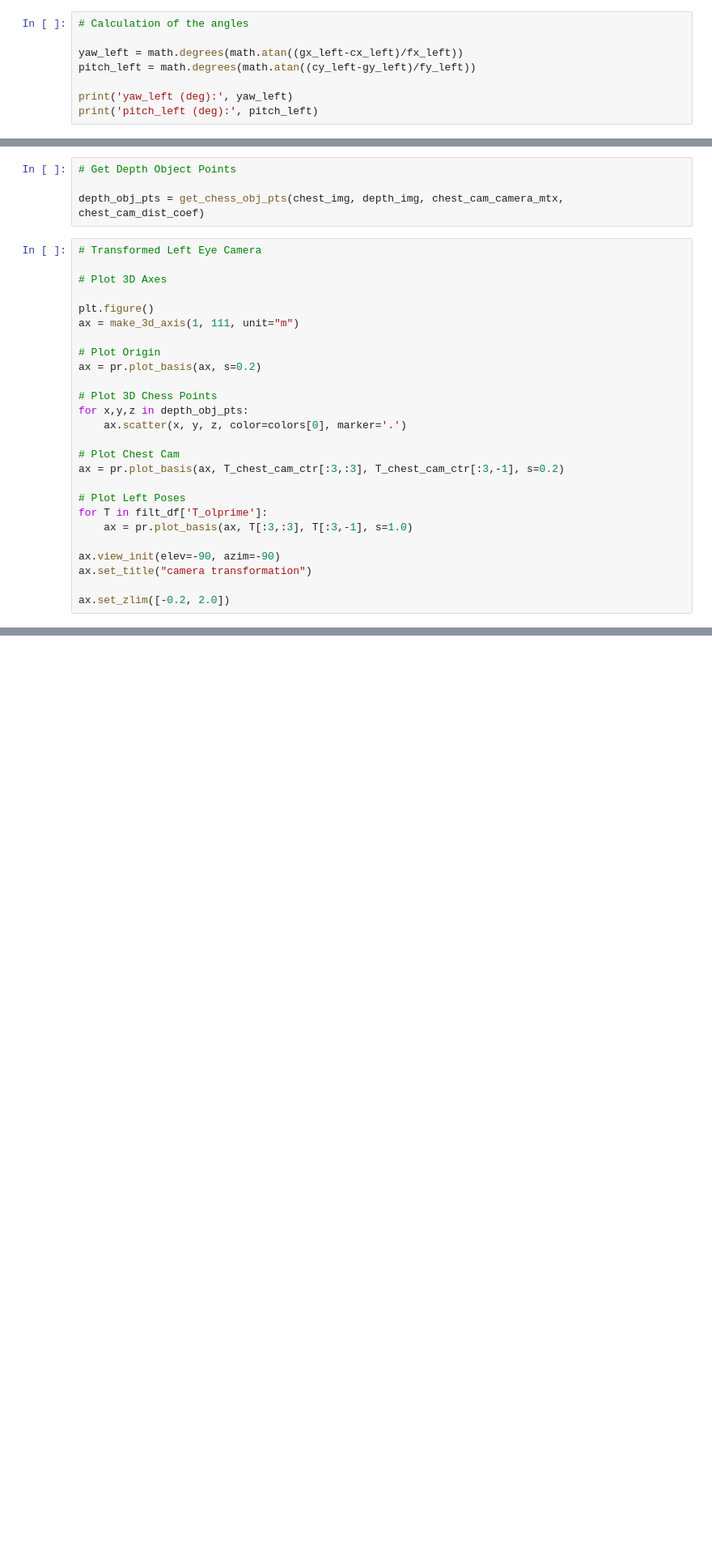
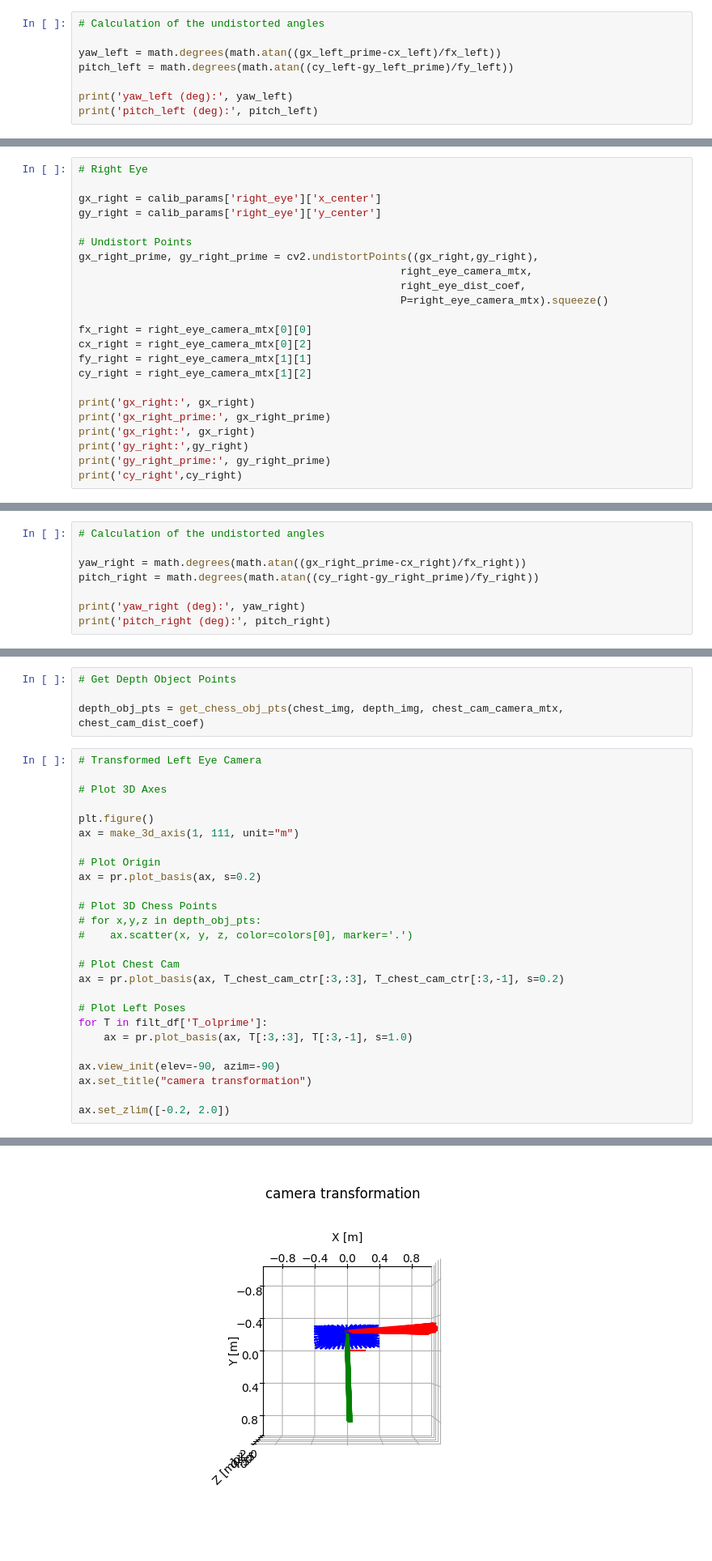
Before and after one commit to jpmnieles/grace_robot, a Jupyter notebook: 240531_Charuco_PanTiltBaseline_Extrinsic_Eye_Location_Sweep_Save.ipynb, the cells around one changed output, grey strips where cells are left out. Shown at 81% size. Drawn from its saved outputs; the diff is of its cells as text; blank space fills up the shorter version.

```diff
--- a/240531_Charuco_PanTiltBaseline_Extrinsic_Eye_Location_Sweep_Save.ipynb
+++ b/240531_Charuco_PanTiltBaseline_Extrinsic_Eye_Location_Sweep_Save.ipynb
@@ -729,8 +749,8 @@ cy_left 215.54188413
 # %%
-# Calculation of the angles
+# Calculation of the undistorted angles
 
-yaw_left = math.degrees(math.atan((gx_left-cx_left)/fx_left))
-pitch_left = math.degrees(math.atan((cy_left-gy_left)/fy_left))
+yaw_left = math.degrees(math.atan((gx_left_prime-cx_left)/fx_left))
+pitch_left = math.degrees(math.atan((cy_left-gy_left_prime)/fy_left))
 
 print('yaw_left (deg):', yaw_left)
 print('pitch_left (deg):', pitch_left)
@@ -799,0 +816,23 @@ print('cy_right',cy_right)
+# %%
+# Right Eye
+
+gx_right = calib_params['right_eye']['x_center']
+gy_right = calib_params['right_eye']['y_center']
+
+# Undistort Points
+gx_right_prime, gy_right_prime = cv2.undistortPoints((gx_right,gy_right),
+                                                   right_eye_camera_mtx,
+                                                   right_eye_dist_coef,
+                                                   P=right_eye_camera_mtx).squeeze()
+
+fx_right = right_eye_camera_mtx[0][0]
+cx_right = right_eye_camera_mtx[0][2]
+fy_right = right_eye_camera_mtx[1][1]
+cy_right = right_eye_camera_mtx[1][2]
+
+print('gx_right:', gx_right)
+print('gx_right_prime:', gx_right_prime)
+print('gx_right:', gx_right)
+print('gy_right:',gy_right)
+print('gy_right_prime:', gy_right_prime)
+print('cy_right',cy_right)
@@ -807,0 +857,8 @@ print('pitch_right (deg):', pitch_right)
+# %%
+# Calculation of the undistorted angles
+
+yaw_right = math.degrees(math.atan((gx_right_prime-cx_right)/fx_right))
+pitch_right = math.degrees(math.atan((cy_right-gy_right_prime)/fy_right))
+
+print('yaw_right (deg):', yaw_right)
+print('pitch_right (deg):', pitch_right)
@@ -869,8 +940,8 @@ ax = make_3d_axis(1, 111, unit="m")
 ax = pr.plot_basis(ax, s=0.2)
 
 # Plot 3D Chess Points
-for x,y,z in depth_obj_pts:
-    ax.scatter(x, y, z, color=colors[0], marker='.')
+# for x,y,z in depth_obj_pts:
+#    ax.scatter(x, y, z, color=colors[0], marker='.')
 
 # Plot Chest Cam
 ax = pr.plot_basis(ax, T_chest_cam_ctr[:3,:3], T_chest_cam_ctr[:3,-1], s=0.2)
@@ -883,3 +954,4 @@ ax.view_init(elev=-90, azim=-90)
 ax.set_title("camera transformation")
 
 ax.set_zlim([-0.2, 2.0])
+# %% [output]
@@ -886,3 +959,4 @@ ax.set_zlim([-0.2, 2.0])
+[figure, added]
 # %%
 # Transformed Right Eye Camera
 
```
Also changed, not shown: parts of 53 cells of this notebook.
